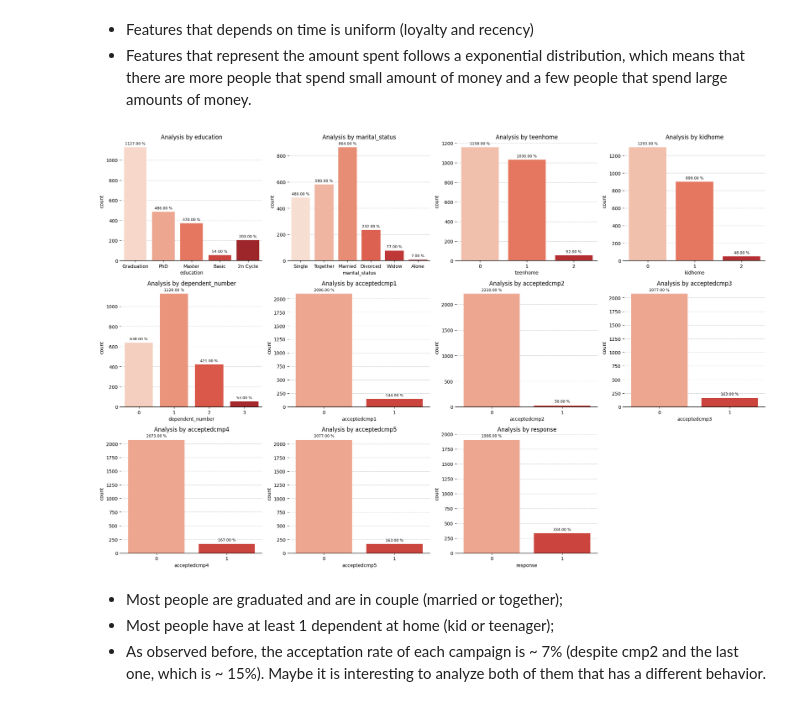
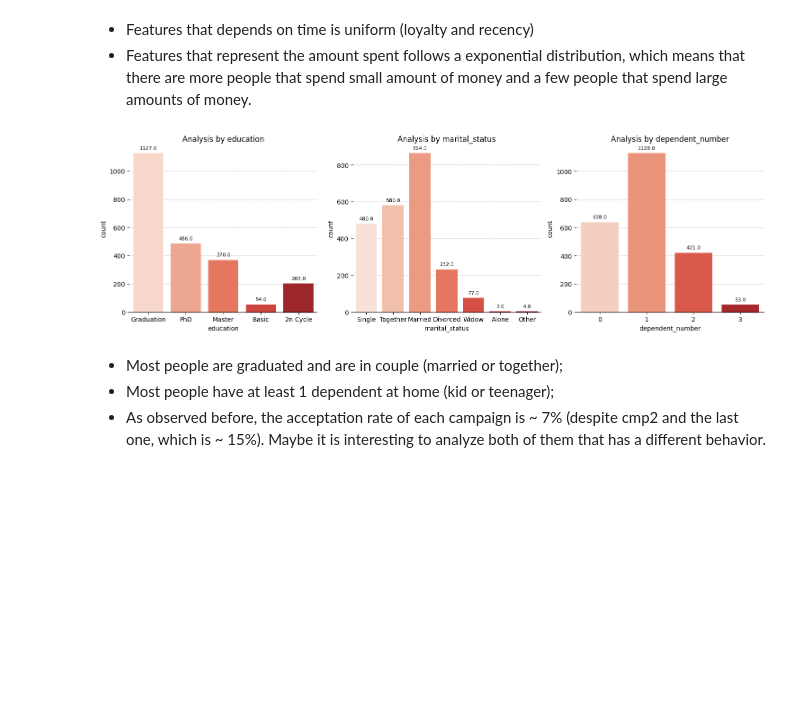
Before and after one commit to jooaobrum/marketing_campaign_CRM_case, a Jupyter notebook: notebooks/crm_ifood_data_analysis.ipynb, the cells around one changed output. Drawn from its saved outputs; the diff is of its cells as text; code cells hidden in the pictures; blank space fills up the shorter version.

```diff
--- a/notebooks/crm_ifood_data_analysis.ipynb
+++ b/notebooks/crm_ifood_data_analysis.ipynb
@@ -291,5 +293,5 @@ Education and Marital Status has low cardinality, so it is possible to treat the
 # %%
-df1['marital_status'] = df1.apply(lambda x: 'Alone' if (x['marital_status'] == 'Absurd' or x['marital_status'] == 'YOLO') else x['marital_status'], axis = 1)
+df1['marital_status'] = df1.apply(lambda x: 'Other' if (x['marital_status'] == 'Absurd' or x['marital_status'] == 'YOLO') else x['marital_status'], axis = 1)
 # %% [markdown]
 ## 2.0 Hypothesis
 # %%
@@ -415,32 +417,33 @@ Ignoring `palette` because no `hue` variable has been assigned.
 - Features that depends on time is uniform (loyalty and recency)
 - Features that represent the amount spent follows a exponential distribution, which means that there are more people that spend small amount of money and a few people that spend large amounts of money.
 # %%
+vars = ['education', 'marital_status', 'dependent_number']
 plt.figure(1, figsize = (20,30))
-for i, col in enumerate(cat_vars.columns):
+for i, col in enumerate(vars):
     plt.subplot(7, 4, i+1)
     ax = sns.countplot(x = cat_vars[col], palette=sns.color_palette('Reds', cat_vars[col].nunique()))
 
     plt.gca().spines['top'].set_visible(False)
     plt.gca().spines['right'].set_visible(False)
     plt.gca().spines['bottom'].set_visible(True)
     plt.gca().spines['left'].set_visible(False)
 
     plt.rc('axes', axisbelow=True)
     plt.grid(axis='y', linestyle='--', alpha=0.7)
 
     for bar in ax.patches:
 
 
-        ax.annotate(f"{format(bar.get_height(), '.2f')} %",
+        ax.annotate(f"{format(bar.get_height(), '.1f')}",
                     (bar.get_x() + bar.get_width() / 2,
                         bar.get_height()), ha='center', va='center',
                     size=8, xytext=(0, 8),
                     textcoords='offset points')
 
     plt.title('Analysis by ' + col)
     plt.tight_layout()
 # %% [output]
-[figure, old version]
+[figure, new version]
 # %% [markdown]
 - Most people are graduated and are in couple (married or together);
 - Most people have at least 1 dependent at home (kid or teenager);
```
Also changed, not shown: parts of 10 cells of this notebook, 1 other file.
